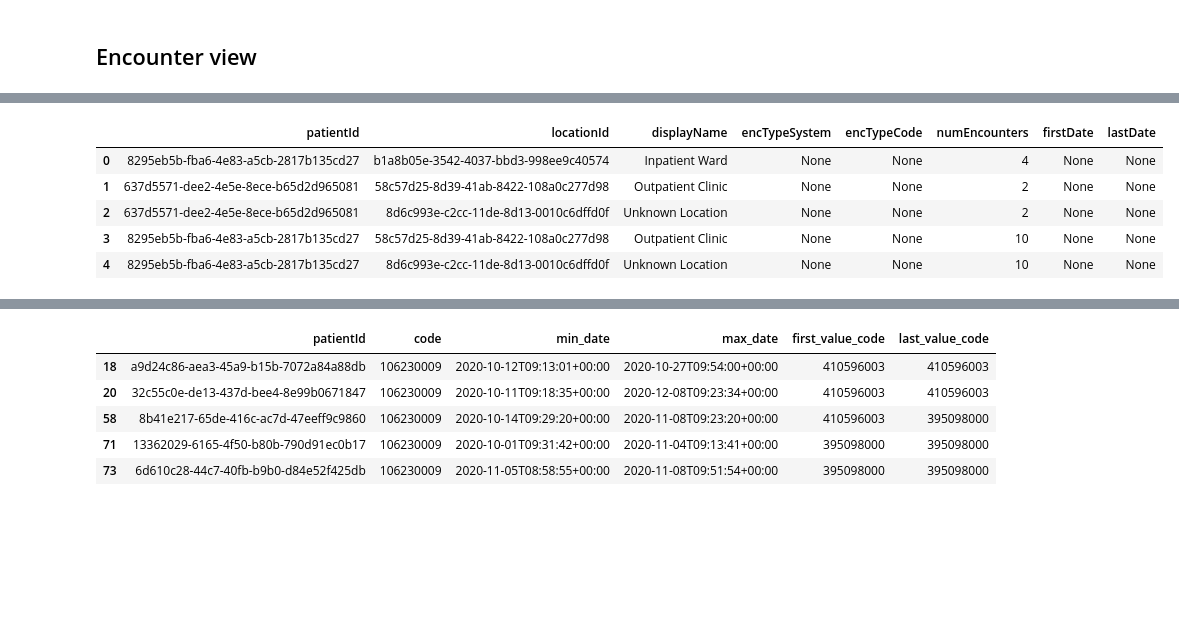
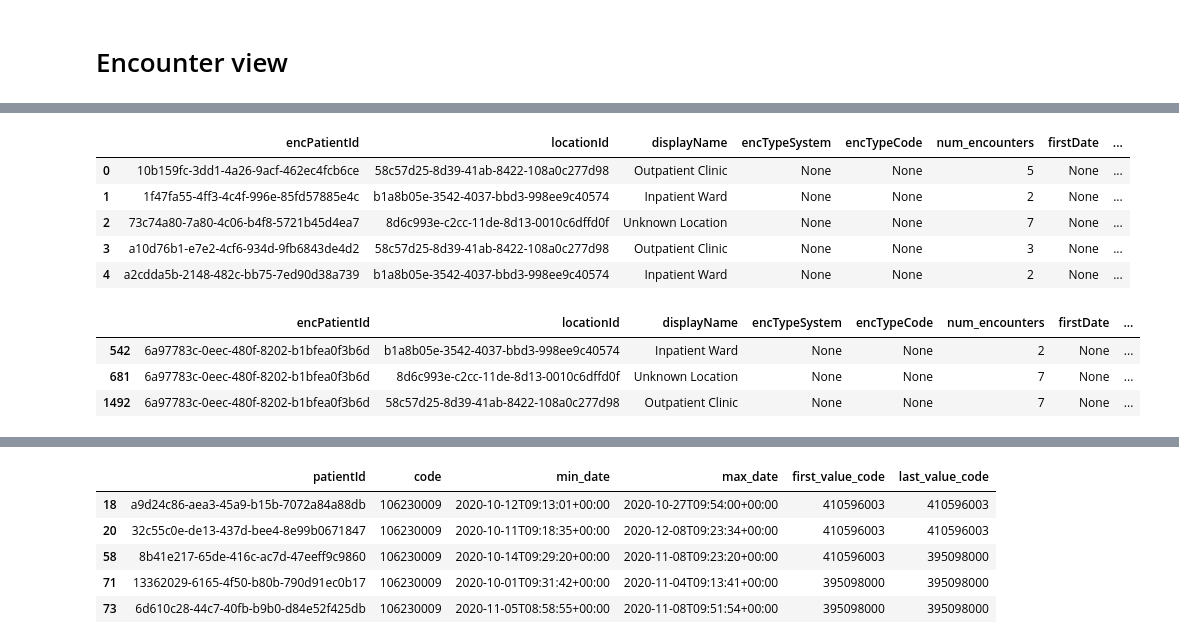
Before and after one commit to google/fhir-data-pipes, a Jupyter notebook: dwh/test_query_lib.ipynb, the cells around one changed output, grey strips where cells are left out. Drawn from its saved outputs; the diff is of its cells as text; code cells hidden in the pictures; blank space fills up the shorter version.

```diff
--- a/dwh/test_query_lib.ipynb
+++ b/dwh/test_query_lib.ipynb
@@ -7,14 +7,16 @@ import pyspark.sql.functions as F
 import query_lib
 import indicator_lib
 # %%
-BASE_DIR='./test_files_small/'
+#BASE_DIR='./test_files_small/'
+BASE_DIR='./test_files/'
 CODE_SYSTEM='http://snomed.info/sct'
+BASE_URL='http://localhost:8099/openmrs/ws/fhir2/R4/'
 
 patient_query = query_lib.patient_query_factory(
     query_lib.Runner.SPARK, BASE_DIR, CODE_SYSTEM)
 # %% [markdown]
-## Encounter view
+# Encounter view
 # %%
-flat_enc_df = patient_query.get_patient_encounter_view()
+flat_enc_df = patient_query.get_patient_encounter_view(BASE_URL)
 flat_enc_df.head()
 # %% [output]
@@ -23,6 +25,13 @@ flat_enc_df.head()
-|  | patientId | locationId | displayName | encTypeSystem | encTypeCode | numEncounters | firstDate | lastDate |
-| 0 | 8295eb5b-fba6-4e83-a5cb-2817b135cd27 | b1a8b05e-3542-4037-bbd3-998ee9c40574 | Inpatient Ward | None | None | 4 | None | None |
-| 1 | 637d5571-dee2-4e5e-8ece-b65d2d965081 | 58c57d25-8d39-41ab-8422-108a0c277d98 | Outpatient Clinic | None | None | 2 | None | None |
-| 2 | 637d5571-dee2-4e5e-8ece-b65d2d965081 | 8d6c993e-c2cc-11de-8d13-0010c6dffd0f | Unknown Location | None | None | 2 | None | None |
-| 3 | 8295eb5b-fba6-4e83-a5cb-2817b135cd27 | 58c57d25-8d39-41ab-8422-108a0c277d98 | Outpatient Clinic | None | None | 10 | None | None |
-| 4 | 8295eb5b-fba6-4e83-a5cb-2817b135cd27 | 8d6c993e-c2cc-11de-8d13-0010c6dffd0f | Unknown Location | None | None | 10 | None | None |
+|  | encPatientId | locationId | displayName | encTypeSystem | encTypeCode | num_encounters | firstDate | ... |
+| 0 | 10b159fc-3dd1-4a26-9acf-462ec4fcb6ce | 58c57d25-8d39-41ab-8422-108a0c277d98 | Outpatient Clinic | None | None | 5 | None | ... |
+| 1 | 1f47fa55-4ff3-4c4f-996e-85fd57885e4c | b1a8b05e-3542-4037-bbd3-998ee9c40574 | Inpatient Ward | None | None | 2 | None | ... |
+| 2 | 73c74a80-7a80-4c06-b4f8-5721b45d4ea7 | 8d6c993e-c2cc-11de-8d13-0010c6dffd0f | Unknown Location | None | None | 7 | None | ... |
+| 3 | a10d76b1-e7e2-4cf6-934d-9fb6843de4d2 | 58c57d25-8d39-41ab-8422-108a0c277d98 | Outpatient Clinic | None | None | 3 | None | ... |
+| 4 | a2cdda5b-2148-482c-bb75-7ed90d38a739 | b1a8b05e-3542-4037-bbd3-998ee9c40574 | Inpatient Ward | None | None | 2 | None | ... |
+# %%
+flat_enc_df[flat_enc_df['encPatientId'] == '6a97783c-0eec-480f-8202-b1bfea0f3b6d']
+# %% [output]
+|  | encPatientId | locationId | displayName | encTypeSystem | encTypeCode | num_encounters | firstDate | ... |
+| 542 | 6a97783c-0eec-480f-8202-b1bfea0f3b6d | b1a8b05e-3542-4037-bbd3-998ee9c40574 | Inpatient Ward | None | None | 2 | None | ... |
+| 681 | 6a97783c-0eec-480f-8202-b1bfea0f3b6d | 8d6c993e-c2cc-11de-8d13-0010c6dffd0f | Unknown Location | None | None | 7 | None | ... |
+| 1492 | 6a97783c-0eec-480f-8202-b1bfea0f3b6d | 58c57d25-8d39-41ab-8422-108a0c277d98 | Outpatient Clinic | None | None | 7 | None | ... |
```
Also changed, not shown: parts of 11 cells of this notebook, 3 other files.
